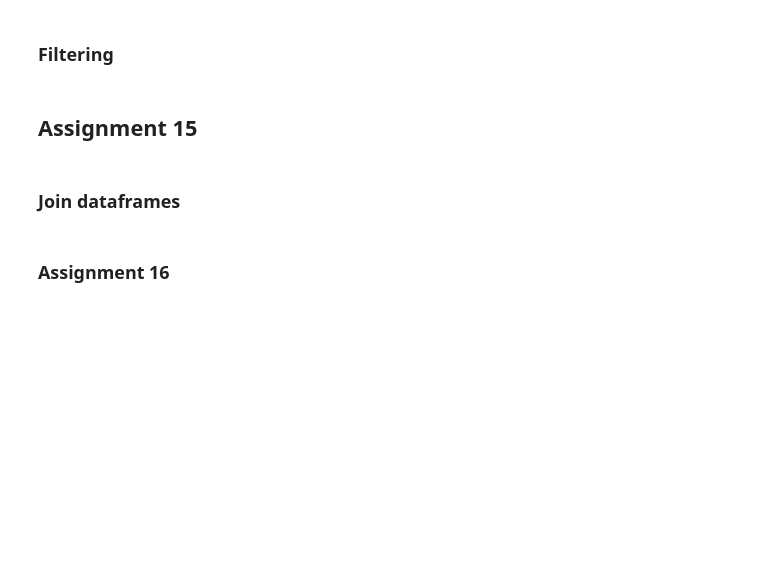
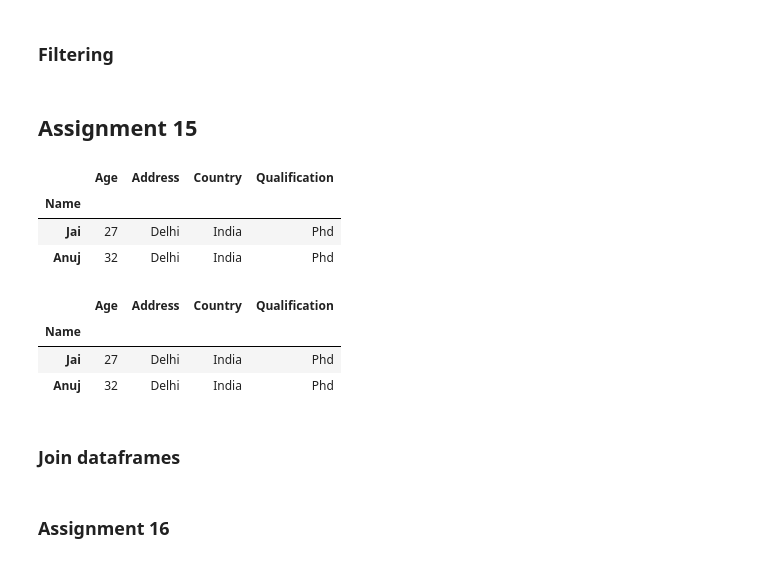
Before and after one commit to ripal64/Python_Excel_Automation, a Jupyter notebook: Python_Basics_Module_1_practice.ipynb, the cells around one changed output. Drawn from its saved outputs; the diff is of its cells as text; code cells hidden in the pictures; blank space fills up the shorter version.

```diff
--- a/Python_Basics_Module_1_practice.ipynb
+++ b/Python_Basics_Module_1_practice.ipynb
@@ -2273,3 +2302,8 @@ df1.iloc[[0, -1], [0,1]]
 # don't forget to reset the index by using column 'Name' (*** .set_index() ***)
 
 # your code here...
+print(df1)
+#df1 = df1.reset_index() # to revert the index and be possible to re-run the code
+df1 = df1.set_index('Name')
+print(df1)
+df1.loc['Jai':'Anuj', 'Qualification']
@@ -2307,9 +2369,15 @@ df1.loc[['Jai' , 'Anuj', 'Gaurav'], ['Qualification', 'Address']]
 # %%
 ####  Filter -------------
 
 # access only the data where Qualification is Phd
 
 # your code here ...
+df1[df1['Qualification']=='Phd']
+# %% [output]
+|  | Age | Address | Country | Qualification |
+| Name |  |  |  |  |
+| Jai | 27 | Delhi | India | Phd |
+| Anuj | 32 | Delhi | India | Phd |
 # %%
 #@title Display Solution 15
 
@@ -2317,6 +2385,11 @@ df1.loc[['Jai' , 'Anuj', 'Gaurav'], ['Qualification', 'Address']]
 
 
 df1[df1['Qualification'] == 'Phd']
+# %% [output]
+|  | Age | Address | Country | Qualification |
+| Name |  |  |  |  |
+| Jai | 27 | Delhi | India | Phd |
+| Anuj | 32 | Delhi | India | Phd |
 # %% [markdown]
 ### Join dataframes
 # %% [markdown]
```
Also changed, not shown: parts of 38 cells of this notebook.
